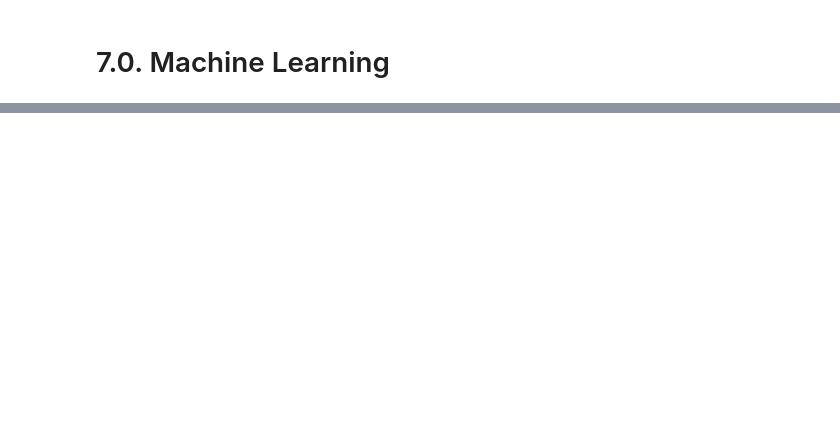
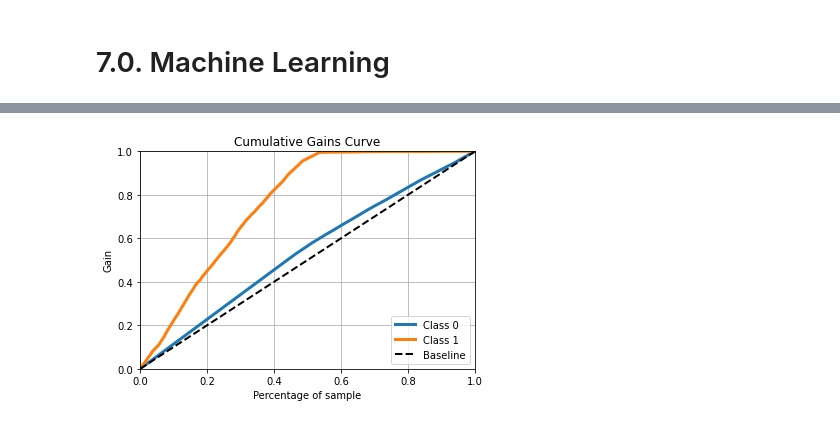
Before and after one commit to jeovaramos/cross_sell, a Jupyter notebook: notebooks/notebook.ipynb, the cells around one changed output, grey strips where cells are left out. Cells and saved outputs as stored; diff of their text form; code cells hidden in the pictures; blank space fills up the shorter version.

```diff
--- a/notebooks/notebook.ipynb
+++ b/notebooks/notebook.ipynb
@@ -233,2 +318,5 @@ aux.plot(kind='bar', stacked=True, figsize=(15, 5))
+# %%
+# Fill NA
+x_val = x_val.fillna(0)
 # %% [markdown]
 # 6.0. Feature Selection
@@ -235,2 +381,22 @@ aux.plot(kind='bar', stacked=True, figsize=(15, 5))
 # %% [markdown]
 # 7.0. Machine Learning
+# %%
+cols_selected = [
+    'vintage', 'annual_premium', 'age', 'region_code', 'vehicle_damage',
+    'policy_sales_channel', 'previously_insured'
+]
+
+x_train = df5[cols_selected]
+x_val = x_val[cols_selected]
+# %%
+# Model Definition
+knn_model = nh.KNeighborsClassifier(n_neighbors=7)
+
+# Model training
+knn_model.fit(x_train, y_train)
+
+# Model prediction - Generalization power
+yhat_knn = knn_model.predict_proba(x_val)
+
+# Accumulative gain
+skplt.metrics.plot_cumulative_gain(y_val, yhat_knn);
@@ -236,0 +405,14 @@ aux.plot(kind='bar', stacked=True, figsize=(15, 5))
+# %%
+# Model Definition
+lr_model = lm.LogisticRegression(random_state=42)
+
+# Model training
+lr_model.fit(x_train, y_train)
+
+# Model prediction - Generalization power
+yhat_lr = lr_model.predict_proba(x_val)
+
+# Accumulative gain
+skplt.metrics.plot_cumulative_gain(y_val, yhat_lr);
+# %% [output]
+[figure, added]
```
Also changed, not shown: parts of 20 cells of this notebook.
